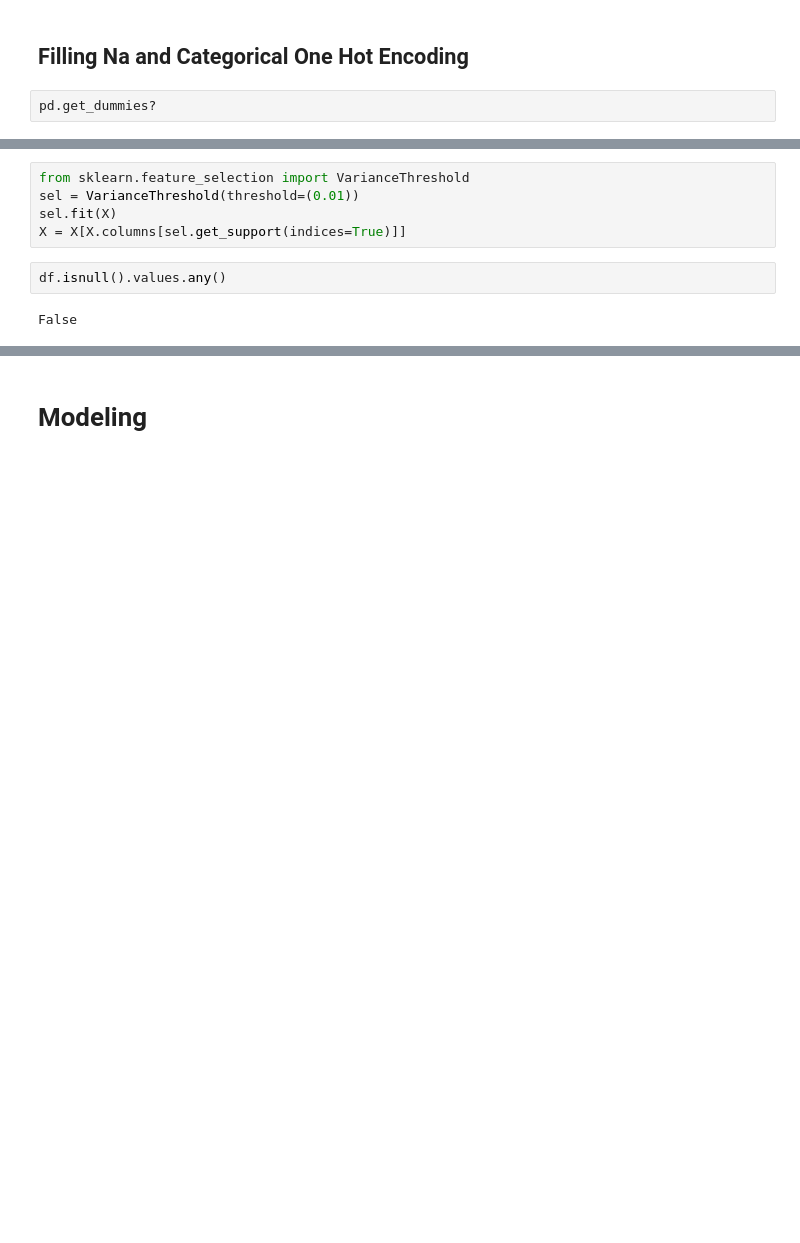
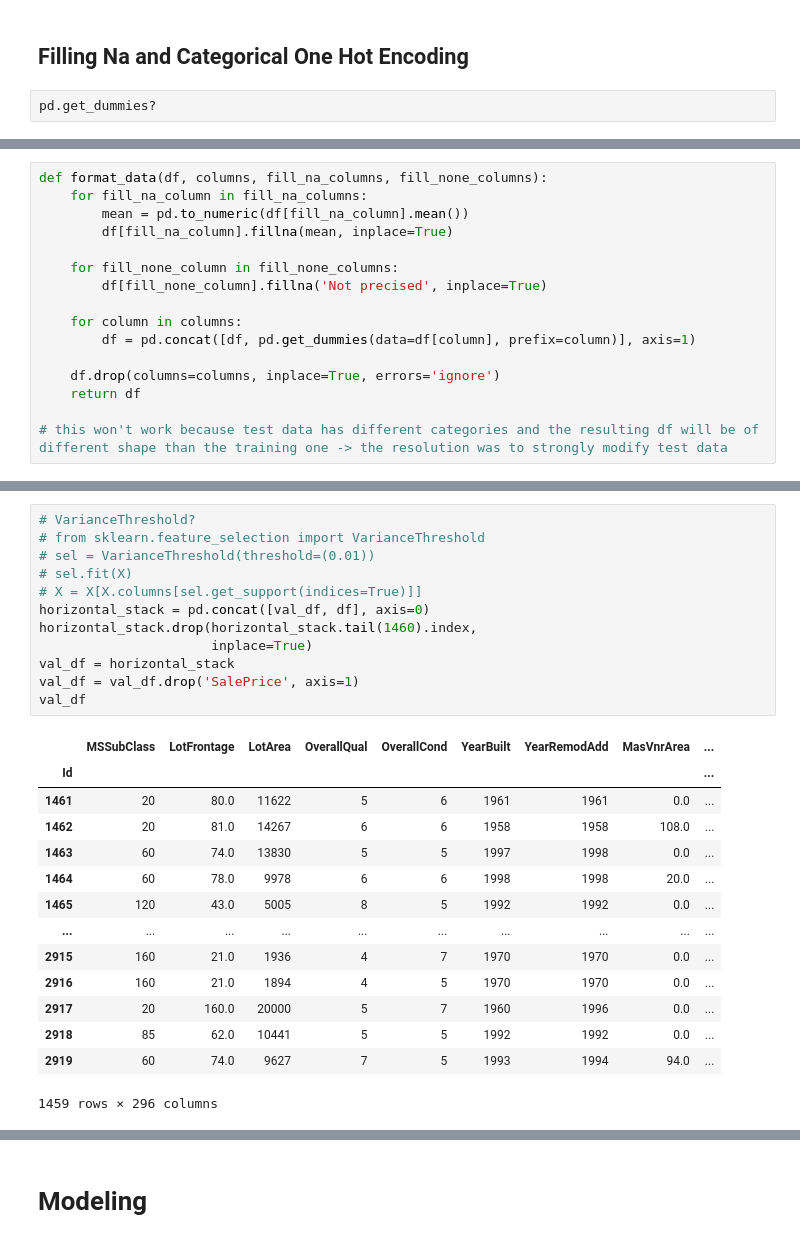
Before and after one commit to KorwinBieniek/kaggle_projects, a Jupyter notebook: house_price_notebook.ipynb, the cells around one changed output, grey strips where cells are left out. Cells and saved outputs as stored; diff of their text form; blank space fills up the shorter version.

```diff
--- a/house_price_notebook.ipynb
+++ b/house_price_notebook.ipynb
@@ -125,0 +81,16 @@ Subclasses:
+# %%
+def format_data(df, columns, fill_na_columns, fill_none_columns):
+    for fill_na_column in fill_na_columns:
+        mean = pd.to_numeric(df[fill_na_column].mean())
+        df[fill_na_column].fillna(mean, inplace=True)
+
+    for fill_none_column in fill_none_columns:
+        df[fill_none_column].fillna('Not precised', inplace=True)
+
+    for column in columns:
+        df = pd.concat([df, pd.get_dummies(data=df[column], prefix=column)], axis=1)
+
+    df.drop(columns=columns, inplace=True, errors='ignore')
+    return df
+
+# this won't work because test data has different categories and the resulting df will be of different shape than the training one -> the resolution was to strongly modify test data
@@ -126,9 +132,27 @@ Subclasses:
 # %%
-from sklearn.feature_selection import VarianceThreshold
-sel = VarianceThreshold(threshold=(0.01))
-sel.fit(X)
-X = X[X.columns[sel.get_support(indices=True)]]
+# VarianceThreshold?
+# from sklearn.feature_selection import VarianceThreshold
+# sel = VarianceThreshold(threshold=(0.01))
+# sel.fit(X)
+# X = X[X.columns[sel.get_support(indices=True)]]
+horizontal_stack = pd.concat([val_df, df], axis=0)
+horizontal_stack.drop(horizontal_stack.tail(1460).index,
+                      inplace=True)
+val_df = horizontal_stack
+val_df = val_df.drop('SalePrice', axis=1)
+val_df
+# %% [output]
+|  | MSSubClass | LotFrontage | LotArea | OverallQual | OverallCond | YearBuilt | YearRemodAdd | MasVnrArea | ... |
+| Id |  |  |  |  |  |  |  |  | ... |
+| 1461 | 20 | 80.0 | 11622 | 5 | 6 | 1961 | 1961 | 0.0 | ... |
+| 1462 | 20 | 81.0 | 14267 | 6 | 6 | 1958 | 1958 | 108.0 | ... |
+| 1463 | 60 | 74.0 | 13830 | 5 | 5 | 1997 | 1998 | 0.0 | ... |
+| 1464 | 60 | 78.0 | 9978 | 6 | 6 | 1998 | 1998 | 20.0 | ... |
+| 1465 | 120 | 43.0 | 5005 | 8 | 5 | 1992 | 1992 | 0.0 | ... |
+| ... | ... | ... | ... | ... | ... | ... | ... | ... | ... |
+| 2915 | 160 | 21.0 | 1936 | 4 | 7 | 1970 | 1970 | 0.0 | ... |
+| 2916 | 160 | 21.0 | 1894 | 4 | 5 | 1970 | 1970 | 0.0 | ... |
+| 2917 | 20 | 160.0 | 20000 | 5 | 7 | 1960 | 1996 | 0.0 | ... |
+| 2918 | 85 | 62.0 | 10441 | 5 | 5 | 1992 | 1992 | 0.0 | ... |
+| 2919 | 60 | 74.0 | 9627 | 7 | 5 | 1993 | 1994 | 94.0 | ... |
+1459 rows × 296 columns
-# %%
-df.isnull().values.any()
-# %% [output]
-False
```
Also changed, not shown: parts of 22 cells of this notebook.
